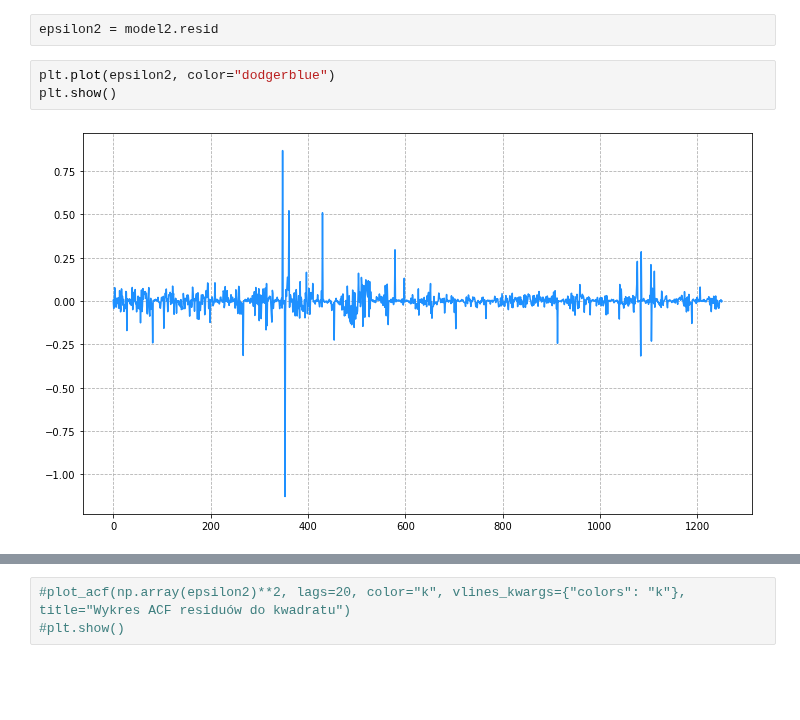
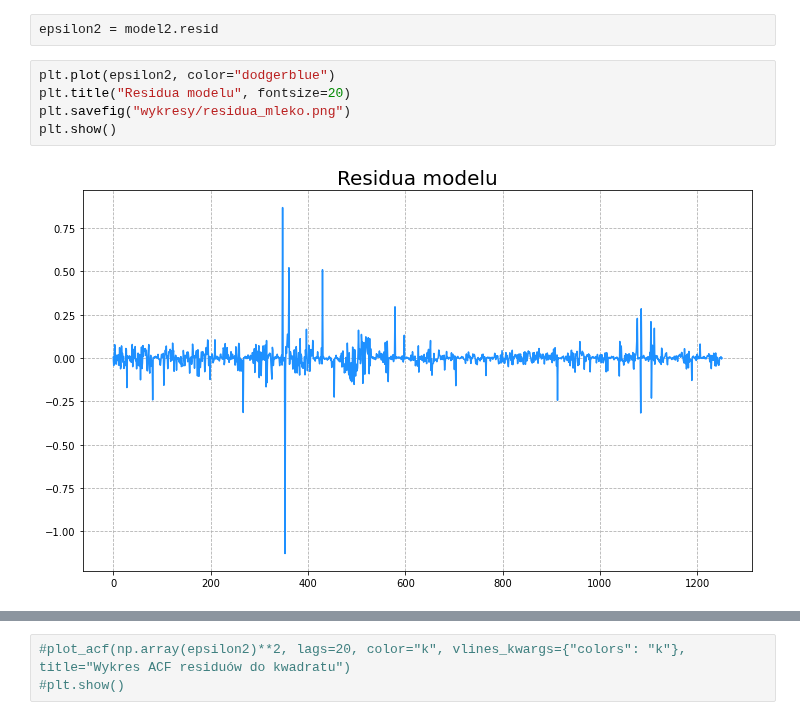
Before and after one commit to KatarzynaTurbanska/enterprise_risk_management, a Jupyter notebook: Prezentacja 3/dywersyfikacja.ipynb, the cells around one changed output, grey strips where cells are left out. Drawn from its saved outputs; the diff is of its cells as text; blank space fills up the shorter version.

```diff
--- a/Prezentacja 3/dywersyfikacja.ipynb
+++ b/Prezentacja 3/dywersyfikacja.ipynb
@@ -376,9 +383,11 @@ plt.show()
 epsilon2 = model2.resid
 # %%
 plt.plot(epsilon2, color="dodgerblue")
+plt.title("Residua modelu", fontsize=20)
+plt.savefig("wykresy/residua_mleko.png")
 plt.show()
 # %% [output]
-[figure, old version]
+[figure, new version]
 # %%
 het_arch(epsilon2)
 # %% [output]
```
Also changed, not shown: parts of 33 cells of this notebook, 10 other files.
